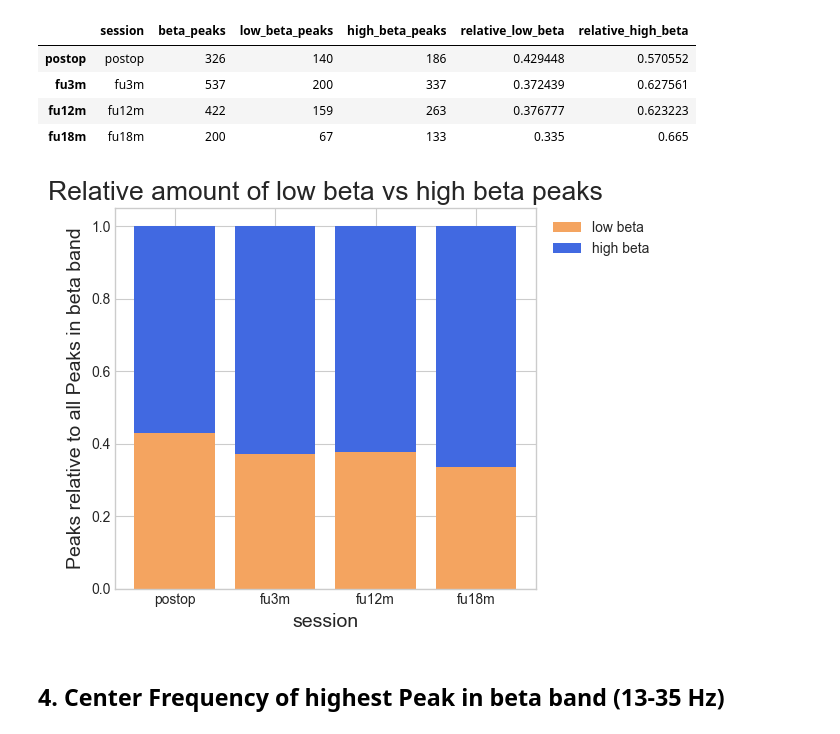
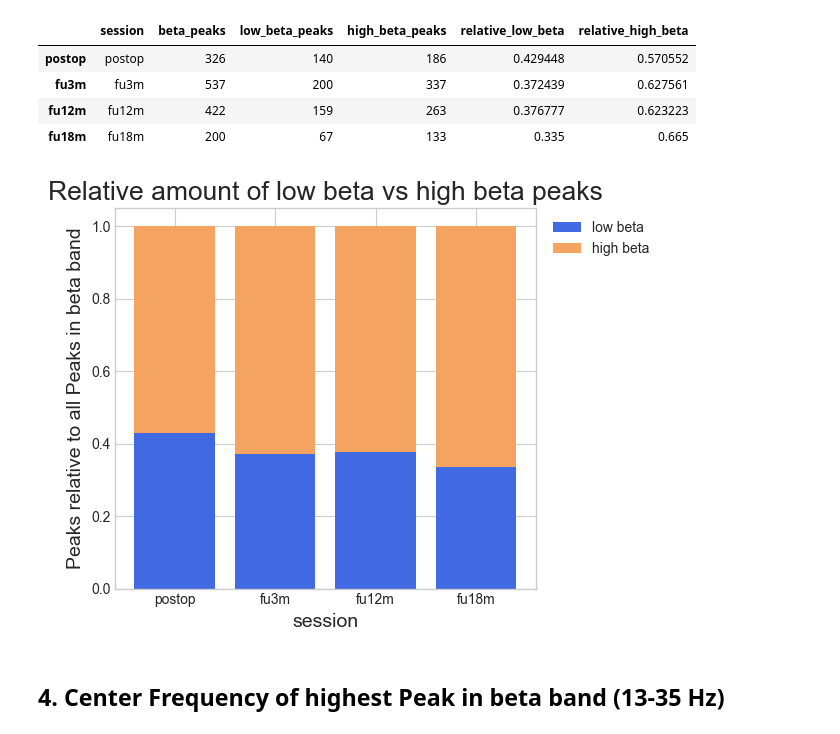
Before and after one commit to JKBehnke/BetaSenSightLongterm, a Jupyter notebook: notebooks/fooof_playground.ipynb, the cells around one changed output. Cells and saved outputs as stored; diff of their text form; code cells hidden in the pictures.

```diff
--- a/notebooks/fooof_playground.ipynb
+++ b/notebooks/fooof_playground.ipynb
@@ -751,25 +751,25 @@ session_low_vs_high_peak_df
 # %%
 fig = plt.figure()
 
 font = {"size": 14}
 
-plt.bar(session_low_vs_high_peak_df.session, session_low_vs_high_peak_df.relative_low_beta, label="low beta", color="sandybrown")
-plt.bar(session_low_vs_high_peak_df.session, session_low_vs_high_peak_df.relative_high_beta, label="high beta", bottom=session_low_vs_high_peak_df.relative_low_beta, color="royalblue")
+plt.bar(session_low_vs_high_peak_df.session, session_low_vs_high_peak_df.relative_low_beta, label="low beta", color="royalblue")
+plt.bar(session_low_vs_high_peak_df.session, session_low_vs_high_peak_df.relative_high_beta, label="high beta", bottom=session_low_vs_high_peak_df.relative_low_beta, color="sandybrown")
 
 # plt.plt(session_low_vs_high_peak_df.session, session_low_vs_high_peak_df.relative_low_beta, label="low beta")
 # plt.plt(session_low_vs_high_peak_df.session, session_low_vs_high_peak_df.relative_high_beta, label="high beta")
 
 # plt.scatter(session_low_vs_high_peak_df.session, session_low_vs_high_peak_df.relative_low_beta,)
 # plt.scatter(session_low_vs_high_peak_df.session, session_low_vs_high_peak_df.relative_high_beta)
 
 plt.title("Relative amount of low beta vs high beta peaks", fontdict={"size": 19})
 
 plt.legend(loc="upper right", bbox_to_anchor=(1.3, 1.0))
 plt.xlabel("session", fontdict=font)
 plt.ylabel("Peaks relative to all Peaks in beta band", fontdict=font)
 fig.tight_layout()
 # %% [output]
-[figure, old version]
+[figure, new version]
 # %% [markdown]
 ## 4. Center Frequency of highest Peak in beta band (13-35 Hz)
 # %%
```
Also changed, not shown: parts of 1 cell of this notebook.
